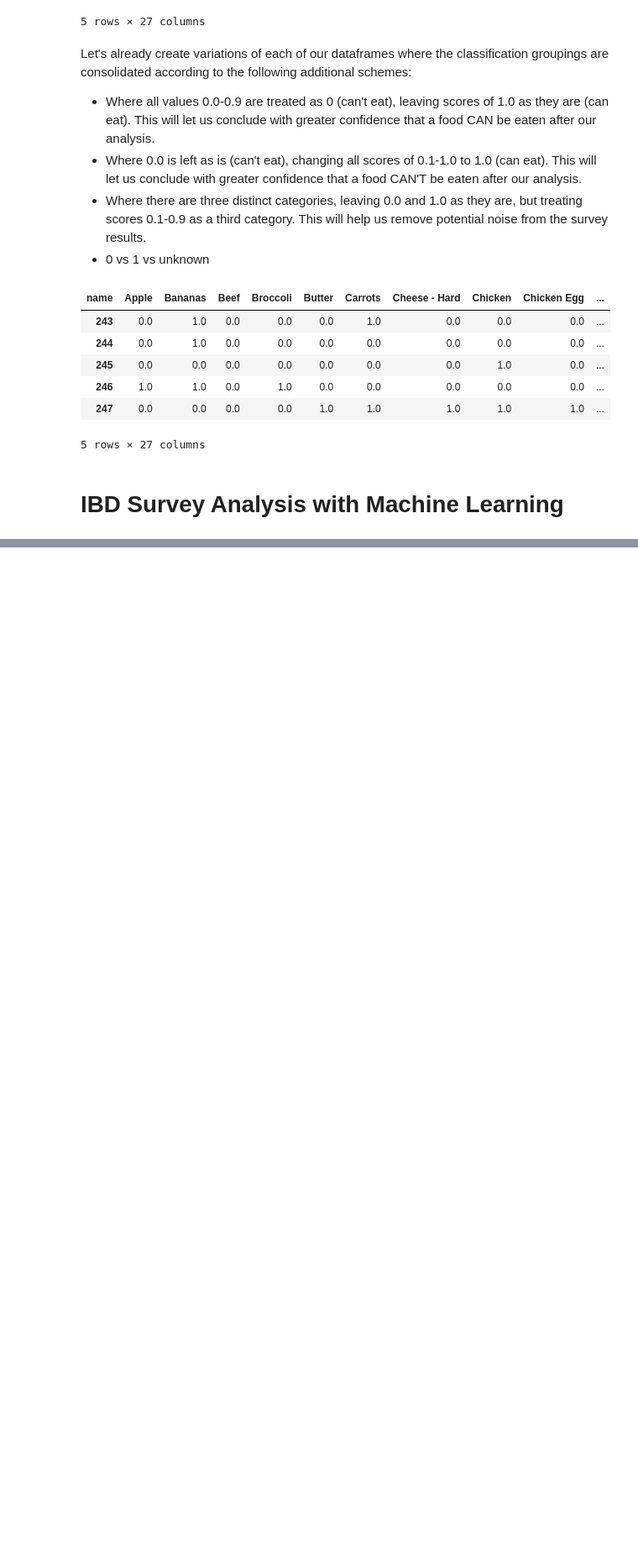
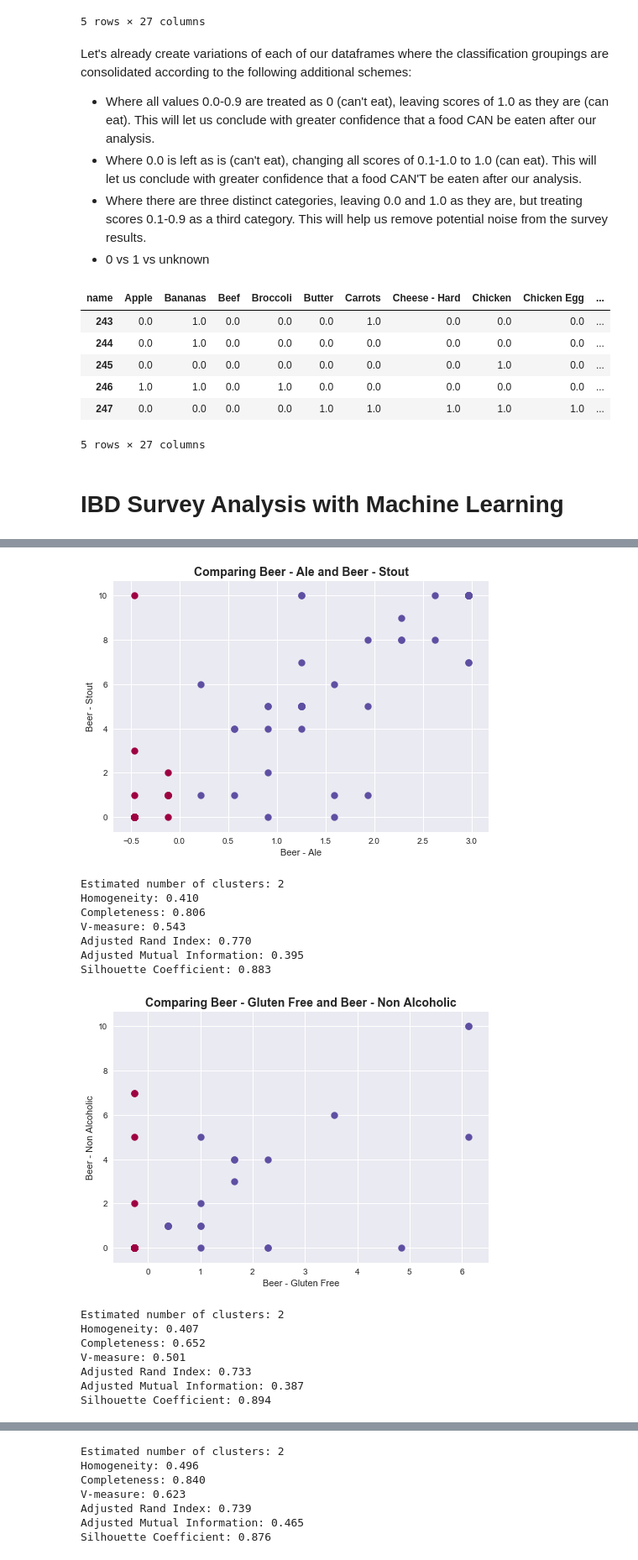
Before and after one commit to ZaxR/ibd_diet_analysis, a Jupyter notebook: IBD Diet Analysis.ipynb, the cells around one changed output, grey strips where cells are left out. Shown at 84% size. Cells and saved outputs as stored; diff of their text form; code cells hidden in the pictures; blank space fills up the shorter version.

Commit message:
Add dbscan for all pairwise food combos

```diff
--- a/IBD Diet Analysis.ipynb
+++ b/IBD Diet Analysis.ipynb
@@ -396,0 +366,66 @@ plt.show()
+# %%
+from sklearn.cluster import DBSCAN
+from sklearn import metrics
+from sklearn.preprocessing import StandardScaler
+
+
+for i in range(df_answered_pivot.shape[1]):
+    for j in range(i+1, df_answered_pivot.shape[1]):
+        df = pd.concat([df_answered_pivot.iloc[:,i], df_answered_pivot.iloc[:,j]], axis=1).dropna()
+
+        X = pd.DataFrame({'f1': df.iloc[:,0].values})
+        labels_true = df.iloc[:,1].values
+
+        X = StandardScaler().fit_transform(X)
+        db = DBSCAN(eps=0.3, algorithm='brute', metric='cosine', min_samples=10).fit(X)
+
+        labels = db.labels_
+        n_clusters_ = len(set(labels)) - (1 if -1 in labels else 0)
+
+        if metrics.v_measure_score(labels_true, labels) > 0.5:
+
+            unique_labels = set(labels)
+            colors = [plt.cm.Spectral(each) for each in np.linspace(0, 1, len(unique_labels))]
+
+            for _ in range(len(X)):
+                if labels[_] == -1:
+                    plt.scatter(X[_], labels_true[_], c='k', marker="o", s=32)
+                else:
+                    plt.scatter(X[_], labels_true[_], c=colors[labels[_]], marker="o", s=64)
+
+            plt.title('Comparing {0} and {1}'.format(df_answered_pivot.columns[i], df_answered_pivot.columns[j]),
+                      fontsize=14, fontweight='bold')
+            plt.xlabel(df_answered_pivot.columns[i])
+            plt.ylabel(df_answered_pivot.columns[j])
+
+            plt.show()
+
+            print('Estimated number of clusters: %d' % n_clusters_)
+            print("Homogeneity: %0.3f" % metrics.homogeneity_score(labels_true, labels))
+            print("Completeness: %0.3f" % metrics.completeness_score(labels_true, labels))
+            print("V-measure: %0.3f" % metrics.v_measure_score(labels_true, labels))
+            print("Adjusted Rand Index: %0.3f"
+                  % metrics.adjusted_rand_score(labels_true, labels))
+            print("Adjusted Mutual Information: %0.3f"
+                  % metrics.adjusted_mutual_info_score(labels_true, labels))
+            print("Silhouette Coefficient: %0.3f \n"
+                  % metrics.silhouette_score(X, labels))
+
+print('Done')
+# %% [output]
+[figure, added]
+Estimated number of clusters: 2
+Homogeneity: 0.410
+Completeness: 0.806
+V-measure: 0.543
+Adjusted Rand Index: 0.770
+Adjusted Mutual Information: 0.395
+Silhouette Coefficient: 0.883
+[figure, added]
+Estimated number of clusters: 2
+Homogeneity: 0.407
+Completeness: 0.652
+V-measure: 0.501
+Adjusted Rand Index: 0.733
+Adjusted Mutual Information: 0.387
+Silhouette Coefficient: 0.894
@@ -396,0 +433,7 @@ plt.show()
+Estimated number of clusters: 2
+Homogeneity: 0.496
+Completeness: 0.840
+V-measure: 0.623
+Adjusted Rand Index: 0.739
+Adjusted Mutual Information: 0.465
+Silhouette Coefficient: 0.876
```
Also changed, not shown: parts of 6 cells of this notebook.
